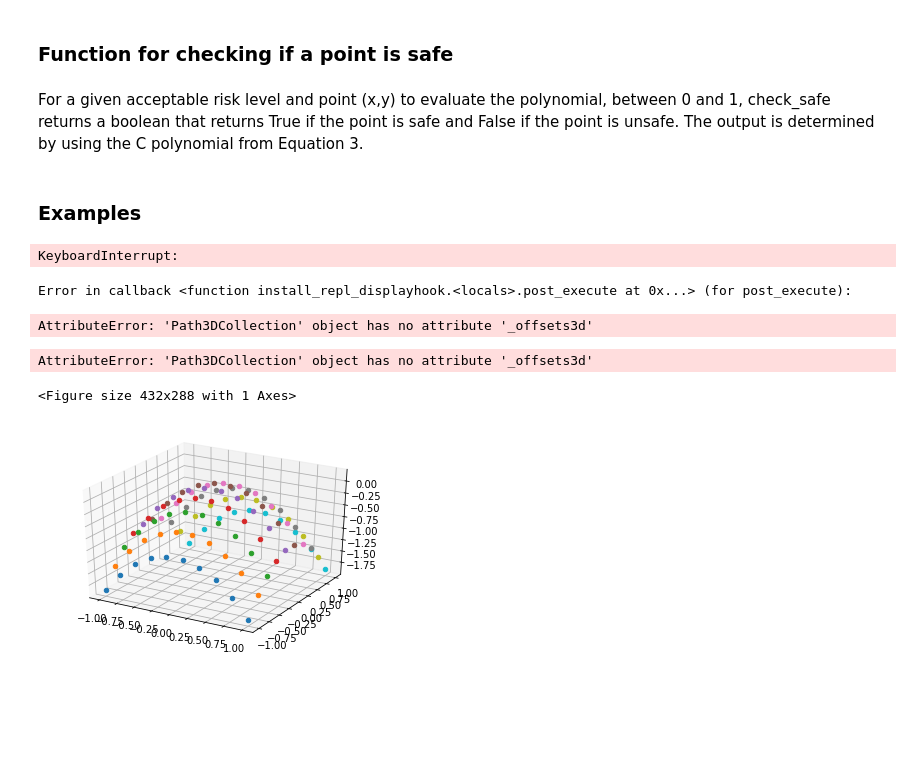
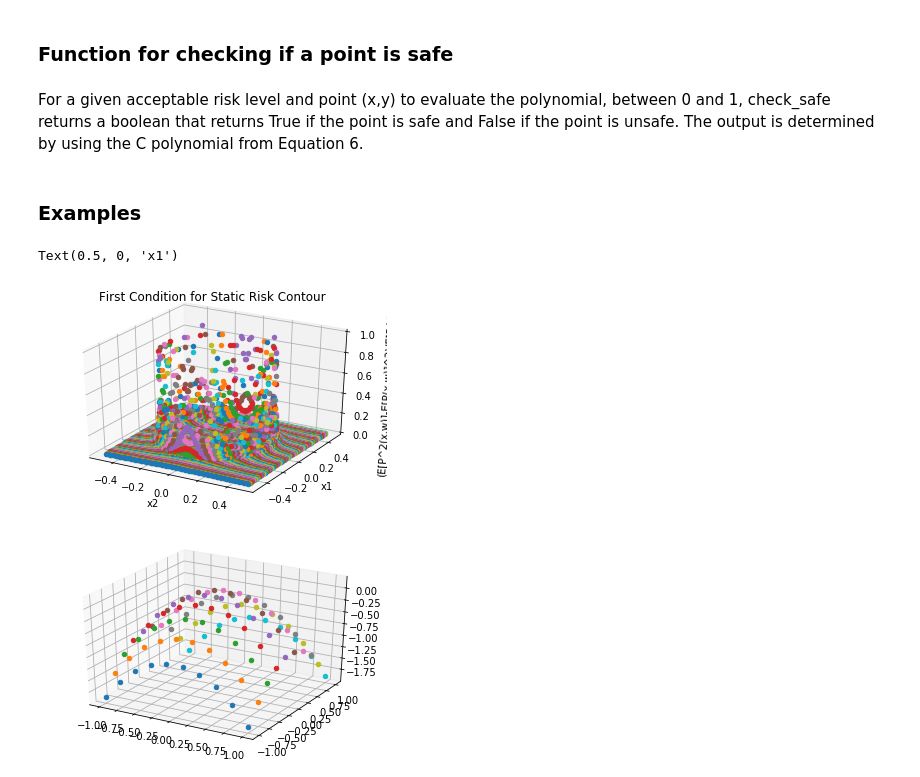
Before and after one commit to JuliaBriden/16.413_Final_Project, a Jupyter notebook: Final_Project.ipynb, the cells around one changed output. Cells and saved outputs as stored; diff of their text form; code cells hidden in the pictures; blank space fills up the shorter version.

```diff
--- a/Final_Project.ipynb
+++ b/Final_Project.ipynb
@@ -208,7 +210,7 @@ def static_rc(g, l, u):
 # %% [markdown]
 ### Function for checking if a point is safe
 # %% [markdown]
-For a given acceptable risk level and point (x,y) to evaluate the polynomial, between 0 and 1, check_safe returns a boolean that returns True if the point is safe and False if the point is unsafe. The output is determined by using the C polynomial from Equation 3.
+For a given acceptable risk level and point (x,y) to evaluate the polynomial, between 0 and 1, check_safe returns a boolean that returns True if the point is safe and False if the point is unsafe. The output is determined by using the C polynomial from Equation 6.
 # %%
 ## Function definition
 #
@@ -238,29 +240,30 @@ def check_safe(delta,C,x,y):
 # %%
 # Example: Risk contour plot for C0
 x_1 = np.linspace(-.5,.5,100)
 x_2 = np.linspace(-.5,.5,100)
 x1 = Symbol('x1')
 x2 = Symbol('x2')
 
 fig = plt.figure()
 ax = plt.axes(projection='3d')
 
 # obstacle equation
 g = random_ob()
 # risk contour for delta risk level and radius with uniform dist over [l,u]
 C = static_rc(g,.3,.4)
 
 for x in x_1:
     for y in x_2:
         C_array = [C[0].subs([(x1, x), (x2, y)]),C[1].subs([(x1, x), (x2, y)])]
         ax.scatter3D(x, y, float(C_array[0]))
 ax.set_zlim(0,1)
+ax.set_title('First Condition for Static Risk Contour')
+ax.set_zlabel('(E[P^2(x,w)]-E[P(x,w)]^2)/E[P^2(x,w)]')
+ax.set_xlabel('x2')
+ax.set_ylabel('x1')
 # %% [output]
-KeyboardInterrupt:
+Text(0.5, 0, 'x1')
-Error in callback <function install_repl_displayhook.<locals>.post_execute at 0x...> (for post_execute):
-AttributeError: 'Path3DCollection' object has no attribute '_offsets3d'
-AttributeError: 'Path3DCollection' object has no attribute '_offsets3d'
-<Figure size 432x288 with 1 Axes>
+[figure, added]
 # %%
 # Example: Risk contour plot for C1
 x_1 = np.linspace(-1,1,10)
```
Also changed, not shown: parts of 30 cells of this notebook.
